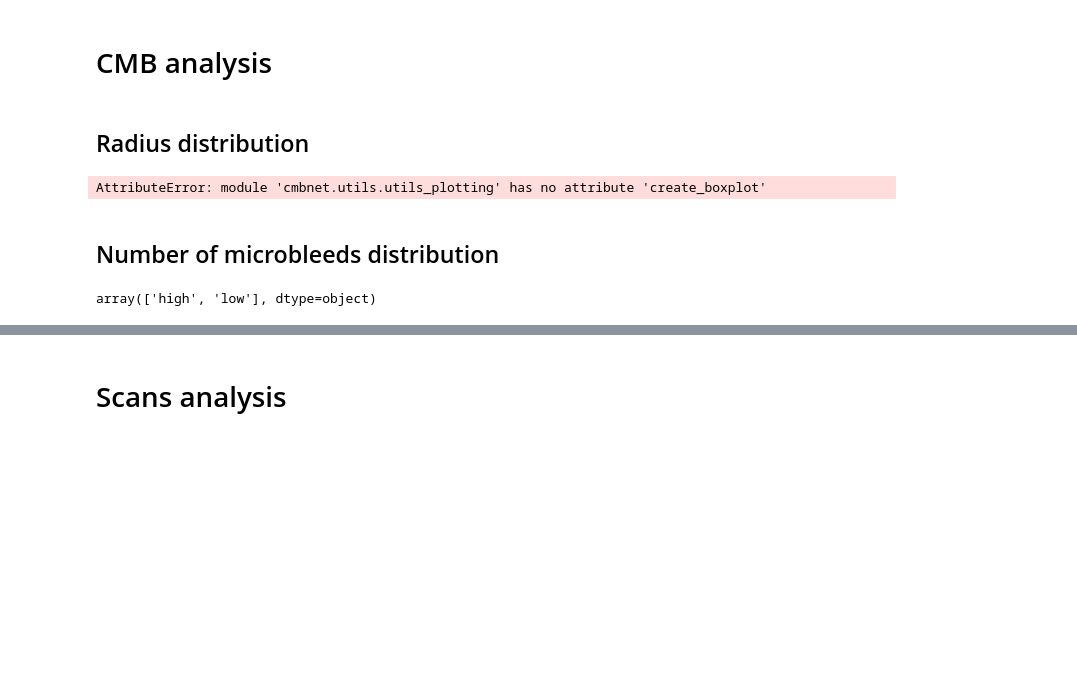
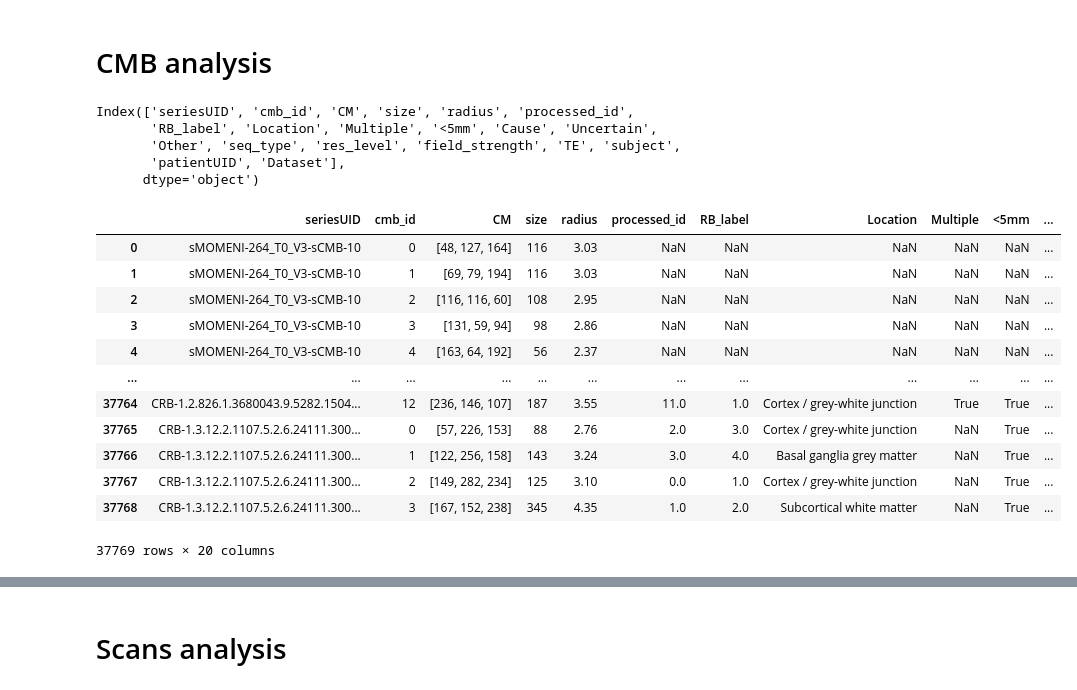
Before and after one commit to jorgedelpozolerida/MicrobleedNet, a Jupyter notebook: notebooks/analysis/CMB_overview.ipynb, the cells around one changed output, grey strips where cells are left out. Drawn from its saved outputs; the diff is of its cells as text; code cells hidden in the pictures; blank space fills up the shorter version.

```diff
--- a/notebooks/analysis/CMB_overview.ipynb
+++ b/notebooks/analysis/CMB_overview.ipynb
@@ -115,17 +96,27 @@ df_cmb_metadata.to_csv("../../data-misc/csv/CMB_metadata_all.csv", index=False)
 # %% [markdown]
 # CMB analysis
 # %%
-df_cmb_metadata = pd.read_csv("../../data-misc/csv/CMB_metadata_all.csv", index=False)
+df_cmb_metadata = pd.read_csv("../../data-misc/csv/CMB_metadata_all.csv")
+df_cmb_metadata.columns
+# %% [output]
+Index(['seriesUID', 'cmb_id', 'CM', 'size', 'radius', 'processed_id',
+       'RB_label', 'Location', 'Multiple', '<5mm', 'Cause', 'Uncertain',
+       'Other', 'seq_type', 'res_level', 'field_strength', 'TE', 'subject',
+       'patientUID', 'Dataset'],
+      dtype='object')
-# %% [markdown]
-## Radius distribution
-# %%
-utils_plotting.create_boxplot(df_cmb_metadata, 'radius', 'Dataset', 'Distribution of Radii per Dataset')
-# %% [output]
-AttributeError: module 'cmbnet.utils.utils_plotting' has no attribute 'create_boxplot'
-# %% [markdown]
-## Number of microbleeds distribution
-# %%
-all_scans['CMB_level'].unique()
-all_scans['res_level'].unique()
-# %% [output]
-array(['high', 'low'], dtype=object)
+# %%
+df_cmb_metadata
+# %% [output]
+|  | seriesUID | cmb_id | CM | size | radius | processed_id | RB_label | Location | Multiple | <5mm | ... |
+| 0 | sMOMENI-264_T0_V3-sCMB-10 | 0 | [48, 127, 164] | 116 | 3.03 | NaN | NaN | NaN | NaN | NaN | ... |
+| 1 | sMOMENI-264_T0_V3-sCMB-10 | 1 | [69, 79, 194] | 116 | 3.03 | NaN | NaN | NaN | NaN | NaN | ... |
+| 2 | sMOMENI-264_T0_V3-sCMB-10 | 2 | [116, 116, 60] | 108 | 2.95 | NaN | NaN | NaN | NaN | NaN | ... |
+| 3 | sMOMENI-264_T0_V3-sCMB-10 | 3 | [131, 59, 94] | 98 | 2.86 | NaN | NaN | NaN | NaN | NaN | ... |
+| 4 | sMOMENI-264_T0_V3-sCMB-10 | 4 | [163, 64, 192] | 56 | 2.37 | NaN | NaN | NaN | NaN | NaN | ... |
+| ... | ... | ... | ... | ... | ... | ... | ... | ... | ... | ... | ... |
+| 37764 | CRB-1.2.826.1.3680043.9.5282.1504... | 12 | [236, 146, 107] | 187 | 3.55 | 11.0 | 1.0 | Cortex / grey-white junction | True | True | ... |
+| 37765 | CRB-1.3.12.2.1107.5.2.6.24111.300... | 0 | [57, 226, 153] | 88 | 2.76 | 2.0 | 3.0 | Cortex / grey-white junction | NaN | True | ... |
+| 37766 | CRB-1.3.12.2.1107.5.2.6.24111.300... | 1 | [122, 256, 158] | 143 | 3.24 | 3.0 | 4.0 | Basal ganglia grey matter | NaN | True | ... |
+| 37767 | CRB-1.3.12.2.1107.5.2.6.24111.300... | 2 | [149, 282, 234] | 125 | 3.10 | 0.0 | 1.0 | Cortex / grey-white junction | NaN | True | ... |
+| 37768 | CRB-1.3.12.2.1107.5.2.6.24111.300... | 3 | [167, 152, 238] | 345 | 4.35 | 1.0 | 2.0 | Subcortical white matter | NaN | True | ... |
+37769 rows × 20 columns
```
Also changed, not shown: parts of 17 cells of this notebook, 27 other files.
